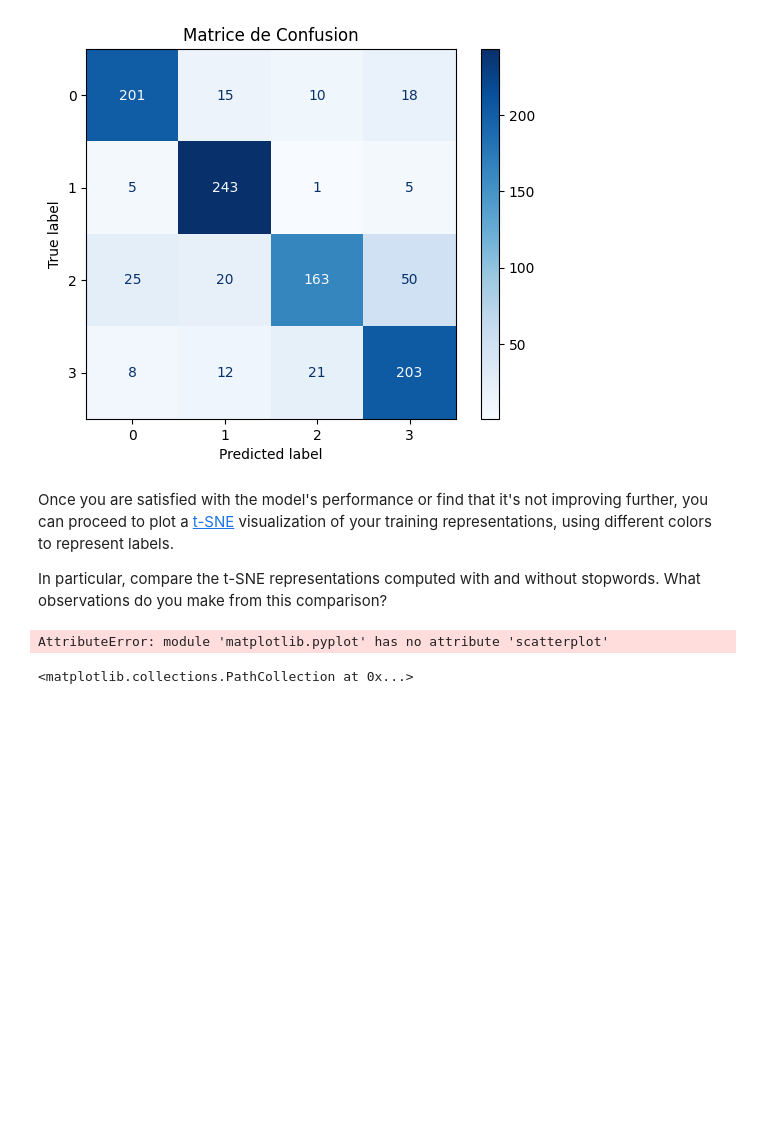
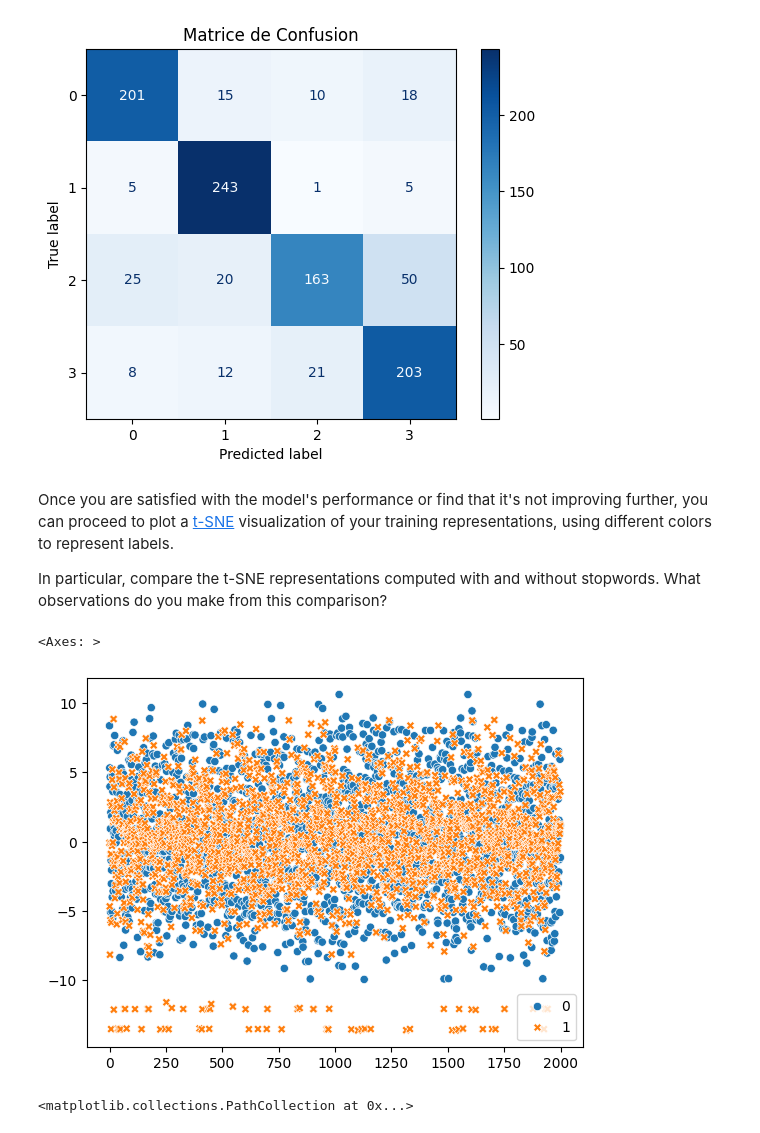
Before and after one commit to MaxMosh/AIF, a Jupyter notebook: nlp/AIF_nlp.ipynb, the cells around one changed output. Drawn from its saved outputs; the diff is of its cells as text; code cells hidden in the pictures; blank space fills up the shorter version.

```diff
--- a/nlp/AIF_nlp.ipynb
+++ b/nlp/AIF_nlp.ipynb
@@ -322,9 +322,10 @@ train_count_matrix = vectorizer.fit_transform(traindf["text"])
 tsne = TSNE(n_components=2, init='random')
 X_tsne2 = tsne.fit_transform(train_count_matrix.toarray())
 # %%
-sns.scatterplot(X_tsne1[:,0], X_tsne1[:,1], hue=traindf.label_name)
+sns.scatterplot((X_tsne1[:,0], X_tsne1[:,1]), hue=traindf["label"])
 # %% [output]
-AttributeError: module 'matplotlib.pyplot' has no attribute 'scatterplot'
+<Axes: >
+[figure, added]
 # %%
 plt.scatter(X_tsne2[:,0], X_tsne2[:,1])
 # %% [output]
```
